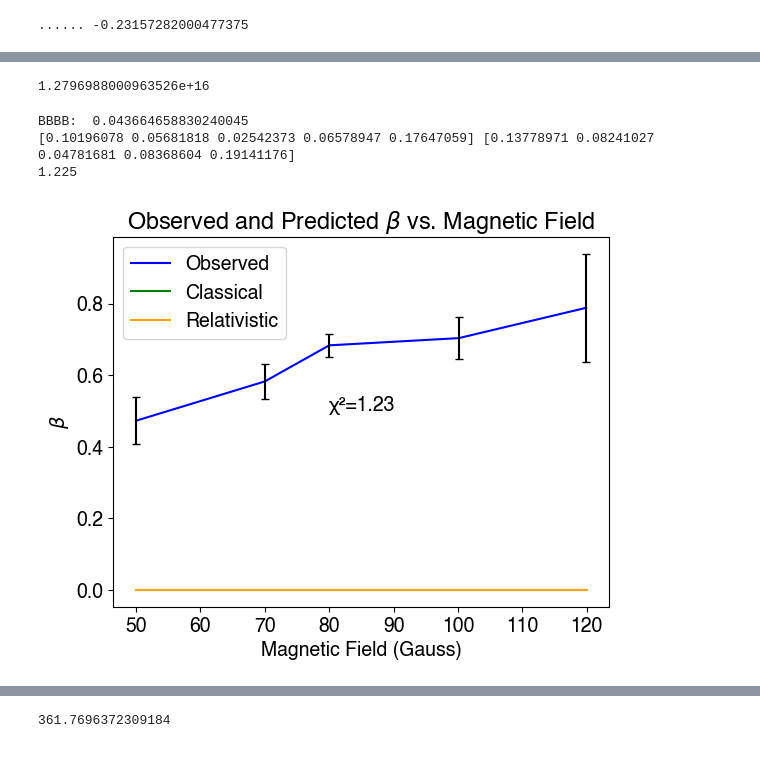
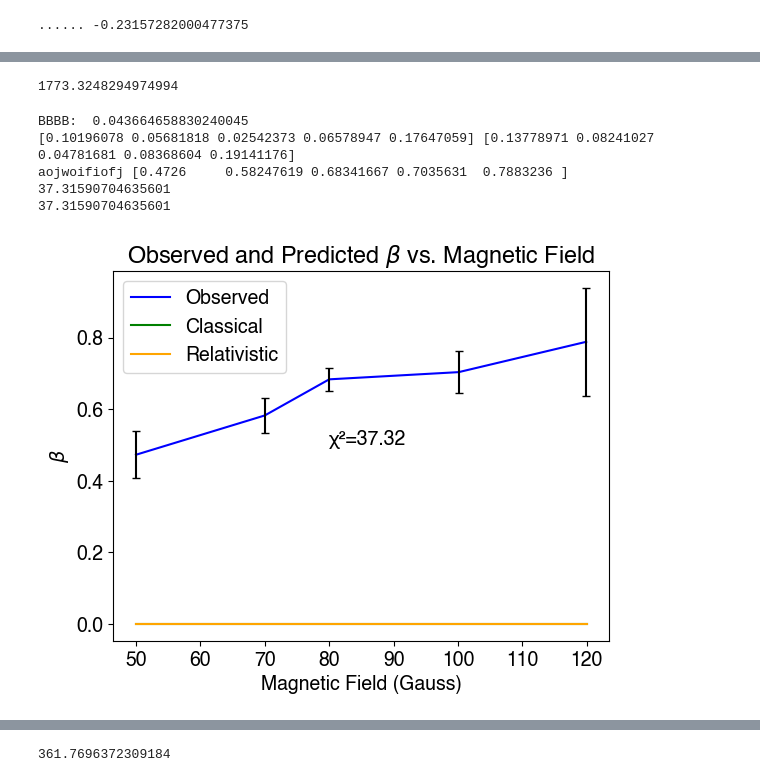
Before and after one commit to sestinj/jlab, a Jupyter notebook: nate/relativistic/main.ipynb, the cells around one changed output, grey strips where cells are left out. Saved outputs shown, nothing was run; the diff lists cells and outputs as text; code cells hidden in the pictures.

```diff
--- a/nate/relativistic/main.ipynb
+++ b/nate/relativistic/main.ipynb
@@ -254,11 +257,18 @@ Relative uncertainty:  1.2583485807424621 %
 [figure]
 ...... -0.23157282000477375
 # %%
+m = 9.1094e-28 # g
+c = 3.0e10 # cm/s
+d = 0.18 # cm
+e = 4.803e-10 # ?
+rho = 20.3 # cm
+l = 10.0 # cm
 # Calculate the expected velocity range of detector
-i = 0
-voltage = V_statvolts[i][np.argmax(counts_per_minute[i])]
+i = 3
+# voltage = V_statvolts[i][np.argmax(counts_per_minute[i])]
+voltage = (np.array([V[i][total_counts[i].argmax()] for i in range(len(B))]) * 0.003336 * 1000)[i]
 u_0 = voltage / d / B[i]
-qa = 2*m*d/(e*l**2)
+qa = 4*m*d/(e*l**2)
 qb = B[i]#*3e-6
 qc = -voltage / d
 
@@ -267,5 +277,5 @@ print(qa, qb, qc)
 print("solve 6.8e-21*x^2 +50x -7.66")
 print(f"x = 0.1532")
 print("Expected velocities: ", u_0)
-print("Relative error in velocity: ", (u_0 - 0.1532) / u_0)
+print("Relative error in velocity: ", (u_0 - 0.70356) / u_0)
 # %% [output]
@@ -314,7 +324,7 @@ def ke_cyc(B):
 
 print(J2keV(ke_cyc(G2Tesla(70.))))
 # %% [output]
-1.2796988000963526e+16
+1773.3248294974994
 # %%
 observed_V_0 = np.array([V[i][total_counts[i].argmax()] for i in range(len(B))]) * 0.003336 * 1000 # Conversion to statavolts
 relative_uncert_obs_V_0 = np.array([
@@ -334,6 +344,7 @@ x = np.linspace(50, 120, 1000)
 def obs_beta(B):
     return E_obs / B
 plt.plot(B, obs_beta(B), color="blue")
+print("aojwoifiofj", obs_beta(B))
 plt.errorbar(B, obs_beta(B), yerr=relative_uncert_beta * obs_beta(B), fmt='none', color="black", capsize=3)
 
 # Classical Prediction
@@ -352,36 +363,44 @@ def relativistic_beta(B, e_m):
 
 plt.plot(x, relativistic_beta(x, e/m), color="orange")
 
 # Classical Best Fit
 def line(x, m):
     return m*x
 sigma_obs = obs_beta(B)
 popt_classical, pcov_classical = curve_fit(f=line, xdata=B, ydata=obs_beta(B), sigma=sigma_obs, p0=[1], absolute_sigma=True)
 sigma_fit_classical = np.sqrt(np.diag(pcov_classical))
 # plt.plot(x, line(x, *popt_classical))
 
 # Relativistic Best Fit
 popt_rel, pcov_rel = curve_fit(f=relativistic_beta, xdata=B, ydata=obs_beta(B), sigma=sigma_obs, p0=[e/m], absolute_sigma=True)
 sigma_fit_rel = np.sqrt(np.diag(pcov_rel))
 # plt.plot(x, relativistic_beta(x, *popt_rel))
 
+
 predicted = relativistic_beta(B, e/m)
-chi2 = 4.9 / 4 # np.sum((obs_beta(B) - predicted)**2/relative_uncert_beta/obs_beta(B))
+chi2 = np.sum((obs_beta(B) - predicted)**2/relative_uncert_beta/obs_beta(B))
 print(chi2)
 plt.annotate("\u03C7\u00b2=" + str(round(chi2, 2)), (80, 0.5), color="black")
+
+predicted = classical_beta(B, e/m)
+chi2 = np.sum((obs_beta(B) - predicted)**2/relative_uncert_beta/obs_beta(B))
+print(chi2)
+plt.annotate("\u03C7\u00b2=" + str(round(chi2, 2)), (90, 1.0), color="black")
 
 plt.legend(["Observed", "Classical" , "Relativistic"])
 
 plt.xlabel("Magnetic Field (Gauss)")
 plt.ylabel("$\\beta$")
 plt.title("Observed and Predicted $\\beta$ vs. Magnetic Field")
 plt.savefig("beta_vs_B.pdf", bbox_inches="tight", pad_inches=0.1)
 plt.show()
 # %% [output]
 BBBB:  0.043664658830240045
 [0.10196078 0.05681818 0.02542373 0.06578947 0.17647059] [0.13778971 0.08241027 0.04781681 0.08368604 0.19141176]
-1.225
+aojwoifiofj [0.4726     0.58247619 0.68341667 0.7035631  0.7883236 ]
+37.31590704635601
+37.31590704635601
-[figure, old version]
+[figure, new version]
 # %%
 def e_m_from_B_classical(B, E):
     return 1./(np.square(B) * rho / (E * c**2))
```
Also changed, not shown: parts of 4 cells of this notebook, 50 other files.
